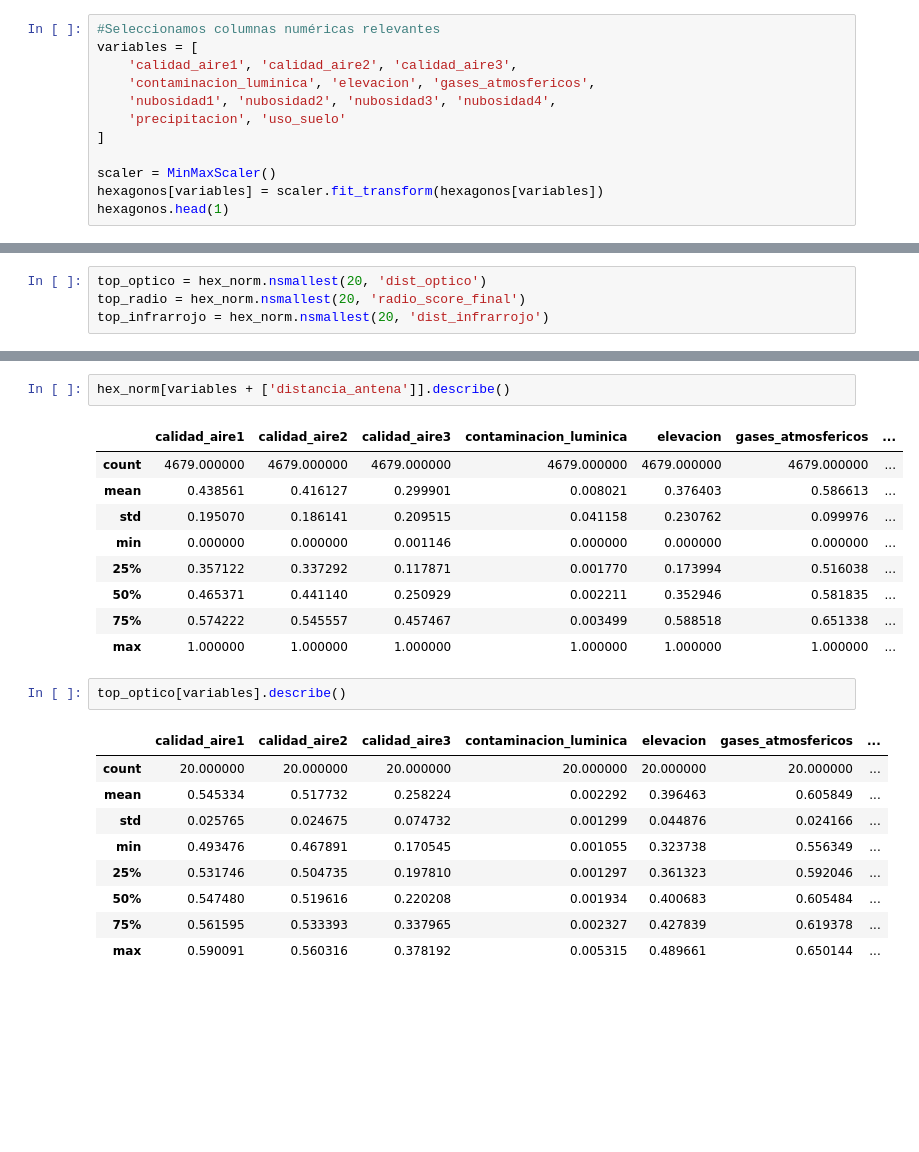
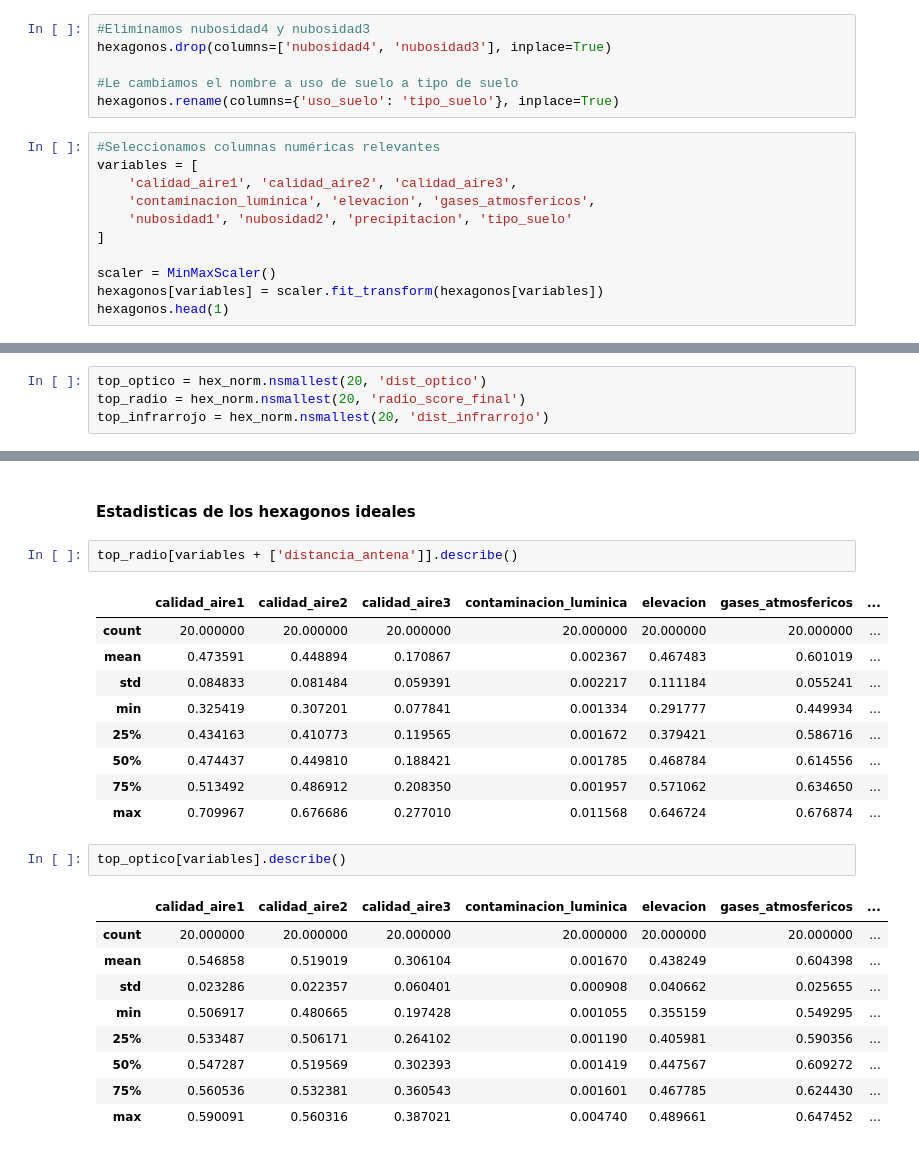
Before and after one commit to ChrisKmilo/Geoespatial-Project, a Jupyter notebook: Proyecto.ipynb, the cells around one changed output, grey strips where cells are left out. Cells and saved outputs as stored; diff of their text form; blank space fills up the shorter version.

```diff
--- a/Proyecto.ipynb
+++ b/Proyecto.ipynb
@@ -407,10 +412,15 @@ obs
+# %%
+#Eliminamos nubosidad4 y nubosidad3
+hexagonos.drop(columns=['nubosidad4', 'nubosidad3'], inplace=True)
+
+#Le cambiamos el nombre a uso de suelo a tipo de suelo
+hexagonos.rename(columns={'uso_suelo': 'tipo_suelo'}, inplace=True)
 # %%
 #Seleccionamos columnas numéricas relevantes
 variables = [
     'calidad_aire1', 'calidad_aire2', 'calidad_aire3',
     'contaminacion_luminica', 'elevacion', 'gases_atmosfericos',
-    'nubosidad1', 'nubosidad2', 'nubosidad3', 'nubosidad4',
-    'precipitacion', 'uso_suelo'
+    'nubosidad1', 'nubosidad2', 'precipitacion', 'tipo_suelo'
 ]
 
 scaler = MinMaxScaler()
@@ -658,27 +676,29 @@ plt.show()
+# %% [markdown]
+#### Estadisticas de los hexagonos ideales
 # %%
-hex_norm[variables + ['distancia_antena']].describe()
+top_radio[variables + ['distancia_antena']].describe()
 # %% [output]
 |  | calidad_aire1 | calidad_aire2 | calidad_aire3 | contaminacion_luminica | elevacion | gases_atmosfericos | ... |
-| count | 4679.000000 | 4679.000000 | 4679.000000 | 4679.000000 | 4679.000000 | 4679.000000 | ... |
-| mean | 0.438561 | 0.416127 | 0.299901 | 0.008021 | 0.376403 | 0.586613 | ... |
-| std | 0.195070 | 0.186141 | 0.209515 | 0.041158 | 0.230762 | 0.099976 | ... |
-| min | 0.000000 | 0.000000 | 0.001146 | 0.000000 | 0.000000 | 0.000000 | ... |
-| 25% | 0.357122 | 0.337292 | 0.117871 | 0.001770 | 0.173994 | 0.516038 | ... |
-| 50% | 0.465371 | 0.441140 | 0.250929 | 0.002211 | 0.352946 | 0.581835 | ... |
-| 75% | 0.574222 | 0.545557 | 0.457467 | 0.003499 | 0.588518 | 0.651338 | ... |
-| max | 1.000000 | 1.000000 | 1.000000 | 1.000000 | 1.000000 | 1.000000 | ... |
+| count | 20.000000 | 20.000000 | 20.000000 | 20.000000 | 20.000000 | 20.000000 | ... |
+| mean | 0.473591 | 0.448894 | 0.170867 | 0.002367 | 0.467483 | 0.601019 | ... |
+| std | 0.084833 | 0.081484 | 0.059391 | 0.002217 | 0.111184 | 0.055241 | ... |
+| min | 0.325419 | 0.307201 | 0.077841 | 0.001334 | 0.291777 | 0.449934 | ... |
+| 25% | 0.434163 | 0.410773 | 0.119565 | 0.001672 | 0.379421 | 0.586716 | ... |
+| 50% | 0.474437 | 0.449810 | 0.188421 | 0.001785 | 0.468784 | 0.614556 | ... |
+| 75% | 0.513492 | 0.486912 | 0.208350 | 0.001957 | 0.571062 | 0.634650 | ... |
+| max | 0.709967 | 0.676686 | 0.277010 | 0.011568 | 0.646724 | 0.676874 | ... |
 # %%
 top_optico[variables].describe()
 # %% [output]
 |  | calidad_aire1 | calidad_aire2 | calidad_aire3 | contaminacion_luminica | elevacion | gases_atmosfericos | ... |
 | count | 20.000000 | 20.000000 | 20.000000 | 20.000000 | 20.000000 | 20.000000 | ... |
-| mean | 0.545334 | 0.517732 | 0.258224 | 0.002292 | 0.396463 | 0.605849 | ... |
-| std | 0.025765 | 0.024675 | 0.074732 | 0.001299 | 0.044876 | 0.024166 | ... |
-| min | 0.493476 | 0.467891 | 0.170545 | 0.001055 | 0.323738 | 0.556349 | ... |
-| 25% | 0.531746 | 0.504735 | 0.197810 | 0.001297 | 0.361323 | 0.592046 | ... |
-| 50% | 0.547480 | 0.519616 | 0.220208 | 0.001934 | 0.400683 | 0.605484 | ... |
-| 75% | 0.561595 | 0.533393 | 0.337965 | 0.002327 | 0.427839 | 0.619378 | ... |
-| max | 0.590091 | 0.560316 | 0.378192 | 0.005315 | 0.489661 | 0.650144 | ... |
+| mean | 0.546858 | 0.519019 | 0.306104 | 0.001670 | 0.438249 | 0.604398 | ... |
+| std | 0.023286 | 0.022357 | 0.060401 | 0.000908 | 0.040662 | 0.025655 | ... |
+| min | 0.506917 | 0.480665 | 0.197428 | 0.001055 | 0.355159 | 0.549295 | ... |
+| 25% | 0.533487 | 0.506171 | 0.264102 | 0.001190 | 0.405981 | 0.590356 | ... |
+| 50% | 0.547287 | 0.519569 | 0.302393 | 0.001419 | 0.447567 | 0.609272 | ... |
+| 75% | 0.560536 | 0.532381 | 0.360543 | 0.001601 | 0.467785 | 0.624430 | ... |
+| max | 0.590091 | 0.560316 | 0.387021 | 0.004740 | 0.489661 | 0.647452 | ... |
 # %%
 top_infrarrojo[variables].describe()
 # %% [output]
```
Also changed, not shown: parts of 62 cells of this notebook, 1 other file.
